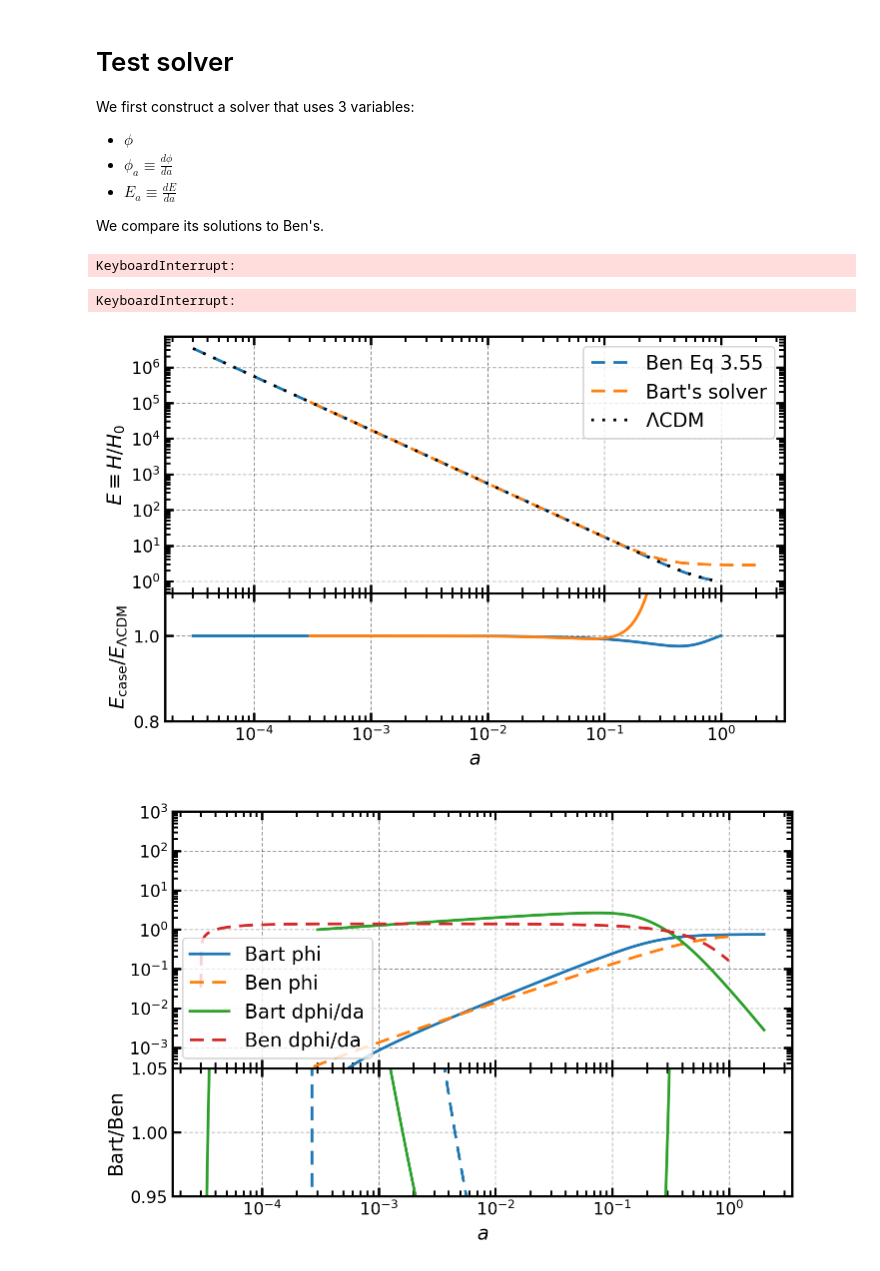
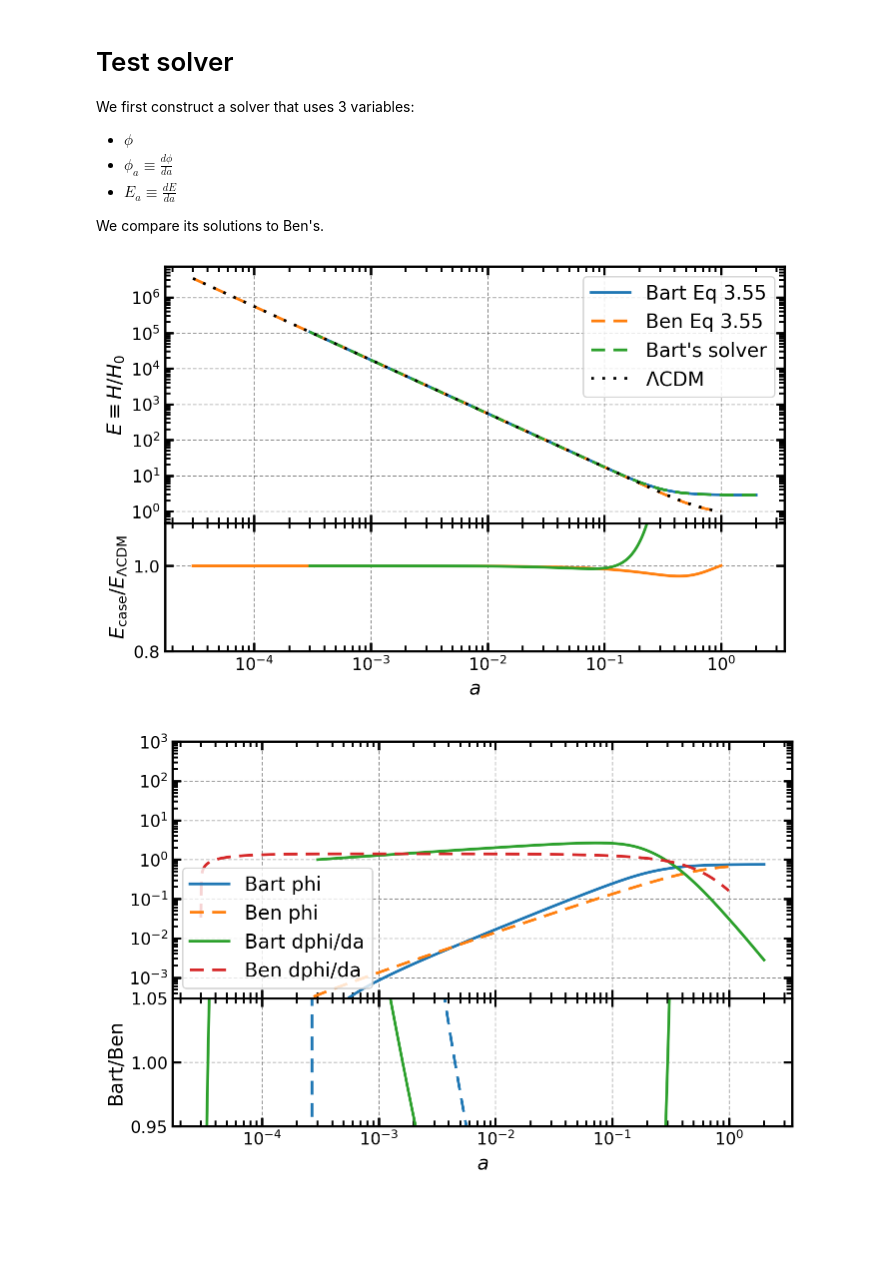
Before and after one commit to BartolomeoF/K-mouflage, a Jupyter notebook: Solver.ipynb, the cells around one changed output. Drawn from its saved outputs; the diff is of its cells as text; code cells hidden in the pictures; blank space fills up the shorter version.

Commit message:
Add solver light

```diff
--- a/Solver.ipynb
+++ b/Solver.ipynb
@@ -254,43 +254,45 @@ H_kmou_sol = solve_ivp(dum_fun, t_span=(a_ini,a_fin), y0=(-0.1*a_ini, -1, H_LCDM
                        method='LSODA',
                        atol=1e-9
                       )
+# %%
+E_kmou = solve(H_kmou_sq.subs(X, X_bar), E)[4]
 # %%
+E_kmou_sq_fun = lambdify((a, phi, phi_a, E), nsimplify(H_kmou_sq+H**2).subs(X,X_bar).subs(lamb,lamb_val).subs(Derivative(phi, a), phi_a)/H0_hinvMpc**2)
 E_kmou_fun = lambdify((a, phi, phi_a), nsimplify(E_kmou).subs(lamb,lamb_val).subs(Derivative(phi, a), phi_a))
 E_kmou_a_fun = lambdify((a, phi, phi_a), nsimplify(E_kmou_a_eq).subs(lamb,lamb_val).subs(Derivative(phi, a), phi_a))
-# %% [output]
-KeyboardInterrupt:
 # %%
 a_vals = np.linspace(1e-4, 1, 100)
 phi_vals = np.logspace(-20, 1, 100)
+# %%
+E_3p55_sq = np.array([E_kmou_sq_fun(t,f,f_p, E)**(1/2)
+                   for t,f,f_p, E in zip(H_kmou_sol['t'], *H_kmou_sol['y'])])
 # %%
-E_3p55 = np.array([lambdify((a, phi, phi_a), E_kmou.subs(Derivative(phi, a), phi_a))(t,f,f_p)
+E_3p55 = np.array([E_kmou_fun(t,f,f_p)
                    for t,f,f_p in zip(H_kmou_sol['t'], H_kmou_sol['y'][0], H_kmou_sol['y'][1])])
 
-E_3p55_Ben = np.array([lambdify((a, phi, phi_a), E_kmou.subs(Derivative(phi, a), phi_a))(t,f,f_p) for
+E_3p55_Ben = np.array([E_kmou_fun(t,f,f_p) for
                    t,f,f_p in zip(df_Ben_BG.index, df_Ben_BG['phi'], df_Ben_BG['d phi/ dlna']/df_Ben_BG.index)])
-# %% [output]
-KeyboardInterrupt:
 # %%
 fig, axs = plt.subplots(2, height_ratios=[2,1], sharex=True)
-# axs[0].plot(H_kmou_sol['t'], E_3p55, label='Bart Eq 3.55')
+axs[0].plot(H_kmou_sol['t'], E_3p55_sq, label='Bart Eq 3.55')
 axs[0].plot(df_Ben_BG.index, df_Ben_BG['H_MG'], '--', label='Ben Eq 3.55' )
 axs[0].plot(H_kmou_sol['t'], abs(H_kmou_sol['y'][2]), '--',label="Bart's solver")
 axs[0].plot(df_Ben_BG.index, lambdify(a,H_LCDM)(df_Ben_BG.index)/H0_hinvMpc, 'k:', label='$\Lambda$CDM')
 
 axs[0].legend();
 axs[0].set_xscale('log')
 axs[0].set_yscale('log')
 axs[0].set_ylabel(r'$E \equiv H/H_0$')
 
-#axs[1].plot(H_kmou_sol['t'], E_3p55/lambdify(a,H_LCDM)(H_kmou_sol['t'])*H0_hinvMpc, label='Bart Eq 3.55')
+axs[1].plot(H_kmou_sol['t'], E_3p55/lambdify(a,H_LCDM)(H_kmou_sol['t'])*H0_hinvMpc, label='Bart Eq 3.55')
 axs[1].plot(df_Ben_BG.index, df_Ben_BG['H_MG']/lambdify(a,H_LCDM)(df_Ben_BG.index)*H0_hinvMpc, label='Ben Eq 3.55' )
 axs[1].plot(H_kmou_sol['t'], abs(H_kmou_sol['y'][2])/lambdify(a,H_LCDM)(H_kmou_sol['t'])*H0_hinvMpc, label="Bart's solver")
 axs[1].set_ylim(0.8,1.1)
 axs[1].set_xlabel(r'$a$')
 axs[1].set_ylabel(r'$E_{\rm case}/ E_{\rm \Lambda CDM}$')
 fig.subplots_adjust(hspace=0);
 # %% [output]
-[figure, old version]
+[figure, new version]
 # %%
 fig, axs = plt.subplots(2, height_ratios=[2,1], sharex=True)
 axs[0].plot(H_kmou_sol['t'], abs(H_kmou_sol['y'][0]), label='Bart phi')
```
Also changed, not shown: parts of 10 cells of this notebook, 1 other file.
